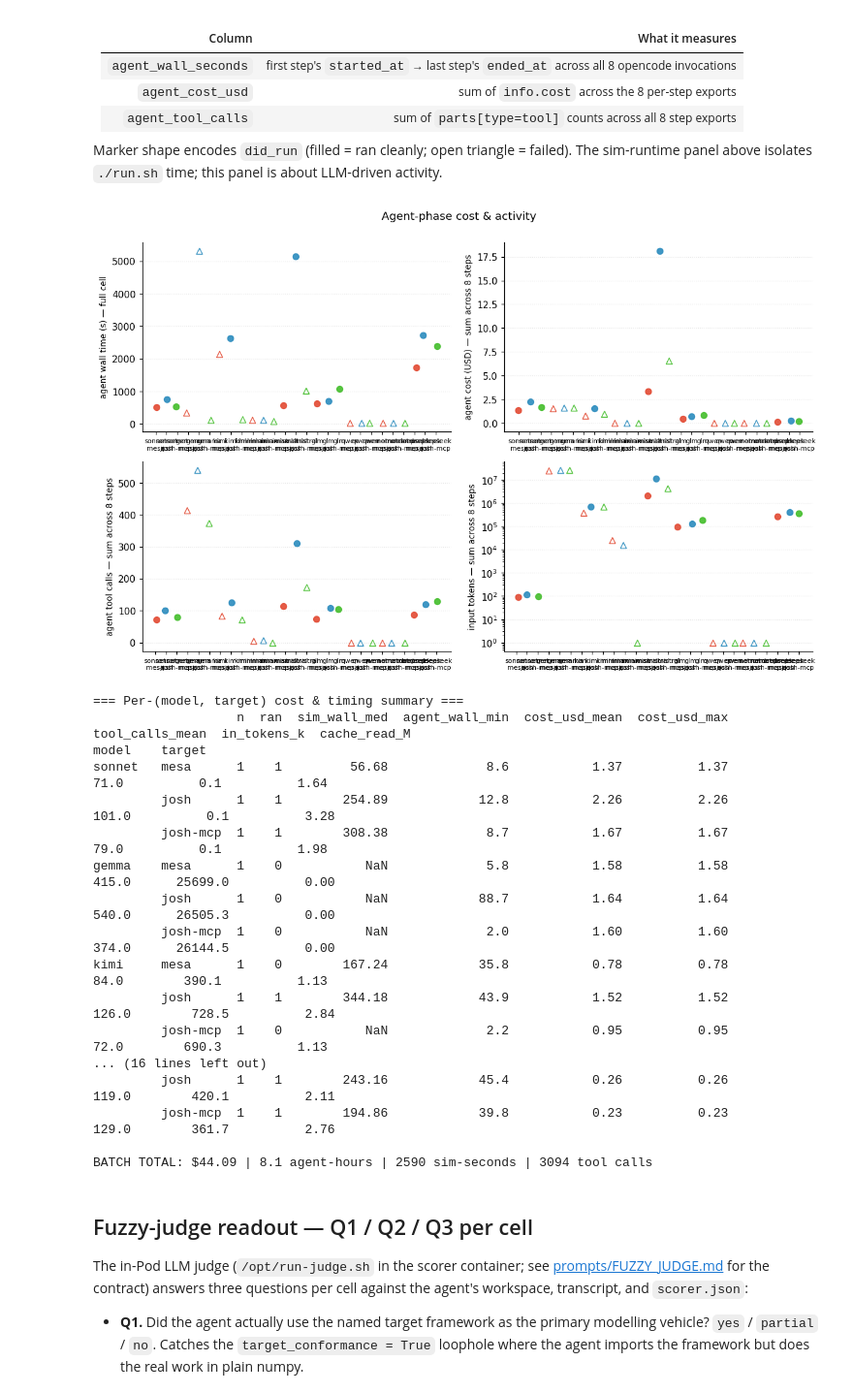
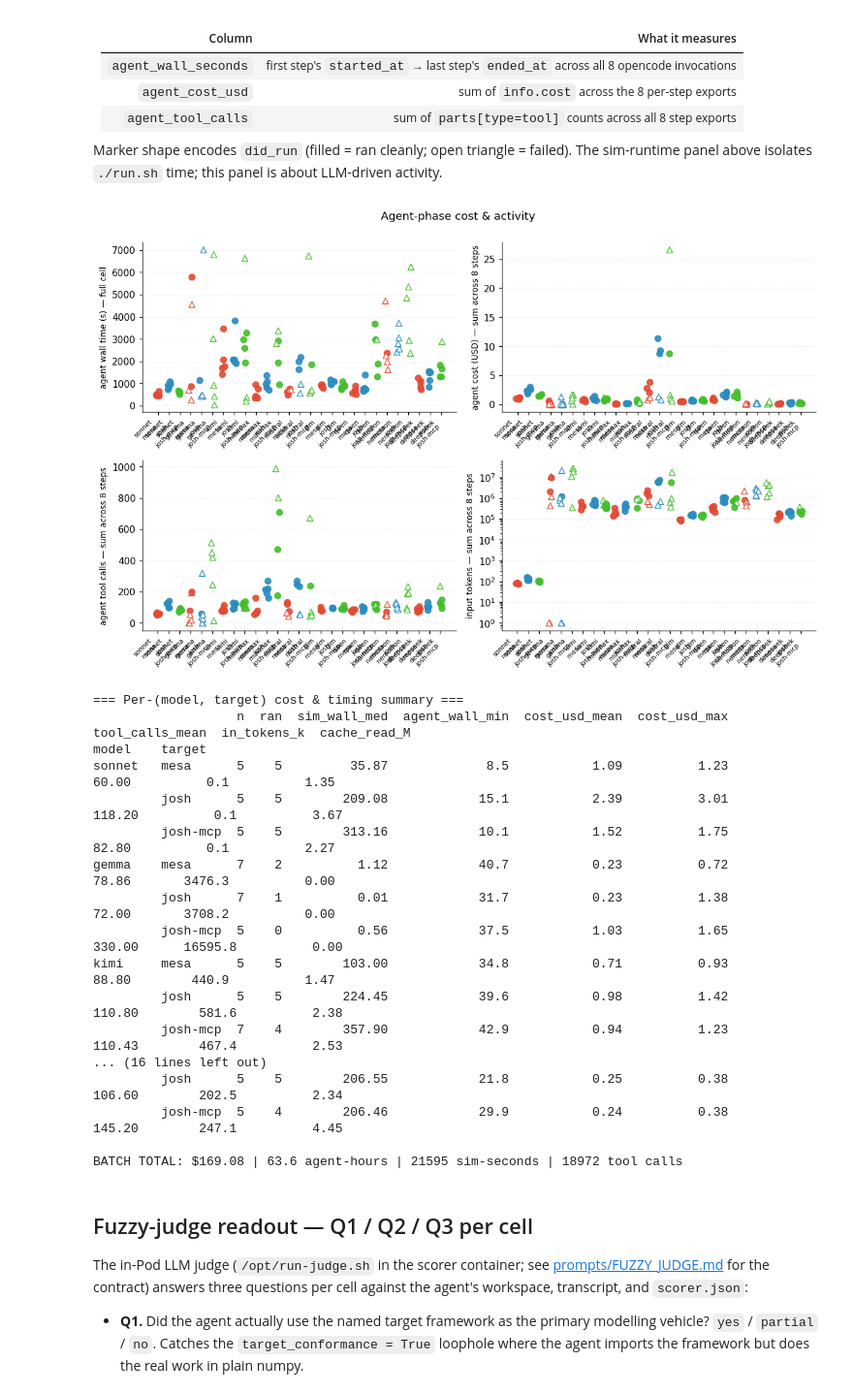
Before and after one commit to SchmidtDSE/josh-llm-experiment, a Jupyter notebook: analysis/headline.ipynb, the cells around one changed output. Shown at 97% size. Saved outputs shown, nothing was run; the diff lists cells and outputs as text; code cells hidden in the pictures.

```diff
--- a/analysis/headline.ipynb
+++ b/analysis/headline.ipynb
@@ -63,7 +63,8 @@ AGGREGATED = Path('aggregated.csv')
 # None = include every batch in aggregated.csv. Control which batches
 # are included via aggregate.py's --pattern arg or explicit batch dirs
 # instead of pinning here — keeps the notebook agnostic to batch-tag names.
-BATCH_FILTER = ['panel-9x3-20260529']
+# BATCH_FILTER = ['panel-9x3-20260529']
+BATCH_FILTER = ['headline-rerep-202606020525', 'headline-stage1-20260601']
 # Headline panel as of 2026-05-21 (config/models.yaml). `claude` (opus)
 # is available for sensitivity runs but isn't part of the current panel.
 MODEL_ORDER  = ['sonnet', 'gemma', 'kimi', 'minimax', 'mistral', 'glm', 'qwen', 'nemotron', 'deepseek']
@@ -560,7 +561,7 @@ def panel_runtime(df_in: pd.DataFrame, ax: plt.Axes) -> None:
                        edgecolor=style["edgecolor"], linewidth=style["linewidth"])
 
     ax.set_xticks(range(len(groups)))
-    ax.set_xticklabels(groups, fontsize=7)
+    ax.set_xticklabels(groups, fontsize=7, rotation=45, ha='right')
     ax.set_yscale('log')
     ax.set_ylim(0.5, 7200)
     ax.set_ylabel('sim wall time (s) — pure ./run.sh, log-scale')
@@ -751,7 +752,7 @@ def panel_cost(df_in: pd.DataFrame, axes: np.ndarray) -> None:
                            s=42, alpha=0.9,
                            edgecolor=TARGET_COLORS[tgt], linewidth=1.0)
         ax.set_xticks(range(len(groups)))
-        ax.set_xticklabels(groups, fontsize=7)
+        ax.set_xticklabels(groups, fontsize=7, rotation=45, ha='right')
         ax.set_ylabel(ylabel, fontsize=9)
         ax.set_yscale(scale)
         ax.grid(axis='y', alpha=0.3, linestyle=':')
@@ -766,51 +767,51 @@ fig.savefig(OUT_DIR / 'cost_walltime.png', bbox_inches='tight')
 plt.show()
 
 cost_tbl = (df.groupby(['model', 'target'])
               .agg(n=('did_run', 'size'),
                    ran=('did_run', 'sum'),
                    sim_wall_med=('sim_wall_seconds', 'median'),
                    agent_wall_min=('agent_wall_seconds',
                                     lambda s: round(s.mean() / 60, 1)),
                    cost_usd_mean=('agent_cost_usd', 'mean'),
                    cost_usd_max=('agent_cost_usd', 'max'),
                    tool_calls_mean=('agent_tool_calls', 'mean'),
                    in_tokens_k=('agent_tokens_input',
                                  lambda s: round(s.mean() / 1000, 1)),
                    cache_read_M=('agent_tokens_cache_read',
                                   lambda s: round(s.mean() / 1_000_000, 2)))
               .reindex(index=pd.MultiIndex.from_product(
                           [MODEL_ORDER, TARGET_ORDER], names=['model', 'target']),
                        fill_value=0))
 print('=== Per-(model, target) cost & timing summary ===')
 print(cost_tbl.round(2).to_string())
 print()
 total_cost = df['agent_cost_usd'].fillna(0).sum()
 total_agent_h = df['agent_wall_seconds'].fillna(0).sum() / 3600
 total_sim_s = df['sim_wall_seconds'].fillna(0).sum()
 total_tools = int(df['agent_tool_calls'].fillna(0).sum())
 print(f'BATCH TOTAL: ${total_cost:.2f} | '
       f'{total_agent_h:.1f} agent-hours | '
       f'{total_sim_s:.0f} sim-seconds | '
       f'{total_tools} tool calls')
 # %% [output]
-[figure, old version]
+[figure, new version]
 === Per-(model, target) cost & timing summary ===
                    n  ran  sim_wall_med  agent_wall_min  cost_usd_mean  cost_usd_max  tool_calls_mean  in_tokens_k  cache_read_M
 model    target
-sonnet   mesa      1    1         56.68             8.6           1.37          1.37             71.0          0.1          1.64
-         josh      1    1        254.89            12.8           2.26          2.26            101.0          0.1          3.28
-         josh-mcp  1    1        308.38             8.7           1.67          1.67             79.0          0.1          1.98
-gemma    mesa      1    0           NaN             5.8           1.58          1.58            415.0      25699.0          0.00
-         josh      1    0           NaN            88.7           1.64          1.64            540.0      26505.3          0.00
-         josh-mcp  1    0           NaN             2.0           1.60          1.60            374.0      26144.5          0.00
-kimi     mesa      1    0        167.24            35.8           0.78          0.78             84.0        390.1          1.13
-         josh      1    1        344.18            43.9           1.52          1.52            126.0        728.5          2.84
-         josh-mcp  1    0           NaN             2.2           0.95          0.95             72.0        690.3          1.13
+sonnet   mesa      5    5         35.87             8.5           1.09          1.23            60.00          0.1          1.35
+         josh      5    5        209.08            15.1           2.39          3.01           118.20          0.1          3.67
+         josh-mcp  5    5        313.16            10.1           1.52          1.75            82.80          0.1          2.27
+gemma    mesa      7    2          1.12            40.7           0.23          0.72            78.86       3476.3          0.00
+         josh      7    1          0.01            31.7           0.23          1.38            72.00       3708.2          0.00
+         josh-mcp  5    0          0.56            37.5           1.03          1.65           330.00      16595.8          0.00
+kimi     mesa      5    5        103.00            34.8           0.71          0.93            88.80        440.9          1.47
+         josh      5    5        224.45            39.6           0.98          1.42           110.80        581.6          2.38
+         josh-mcp  7    4        357.90            42.9           0.94          1.23           110.43        467.4          2.53
 ... (16 lines left out)
-         josh      1    1        243.16            45.4           0.26          0.26            119.0        420.1          2.11
-         josh-mcp  1    1        194.86            39.8           0.23          0.23            129.0        361.7          2.76
+         josh      5    5        206.55            21.8           0.25          0.38           106.60        202.5          2.34
+         josh-mcp  5    4        206.46            29.9           0.24          0.38           145.20        247.1          4.45
 
-BATCH TOTAL: $44.09 | 8.1 agent-hours | 2590 sim-seconds | 3094 tool calls
+BATCH TOTAL: $169.08 | 63.6 agent-hours | 21595 sim-seconds | 18972 tool calls
 # %% [markdown]
 ## Fuzzy-judge readout — Q1 / Q2 / Q3 per cell
 
```
Also changed, not shown: parts of 10 cells of this notebook, 1 other file.
